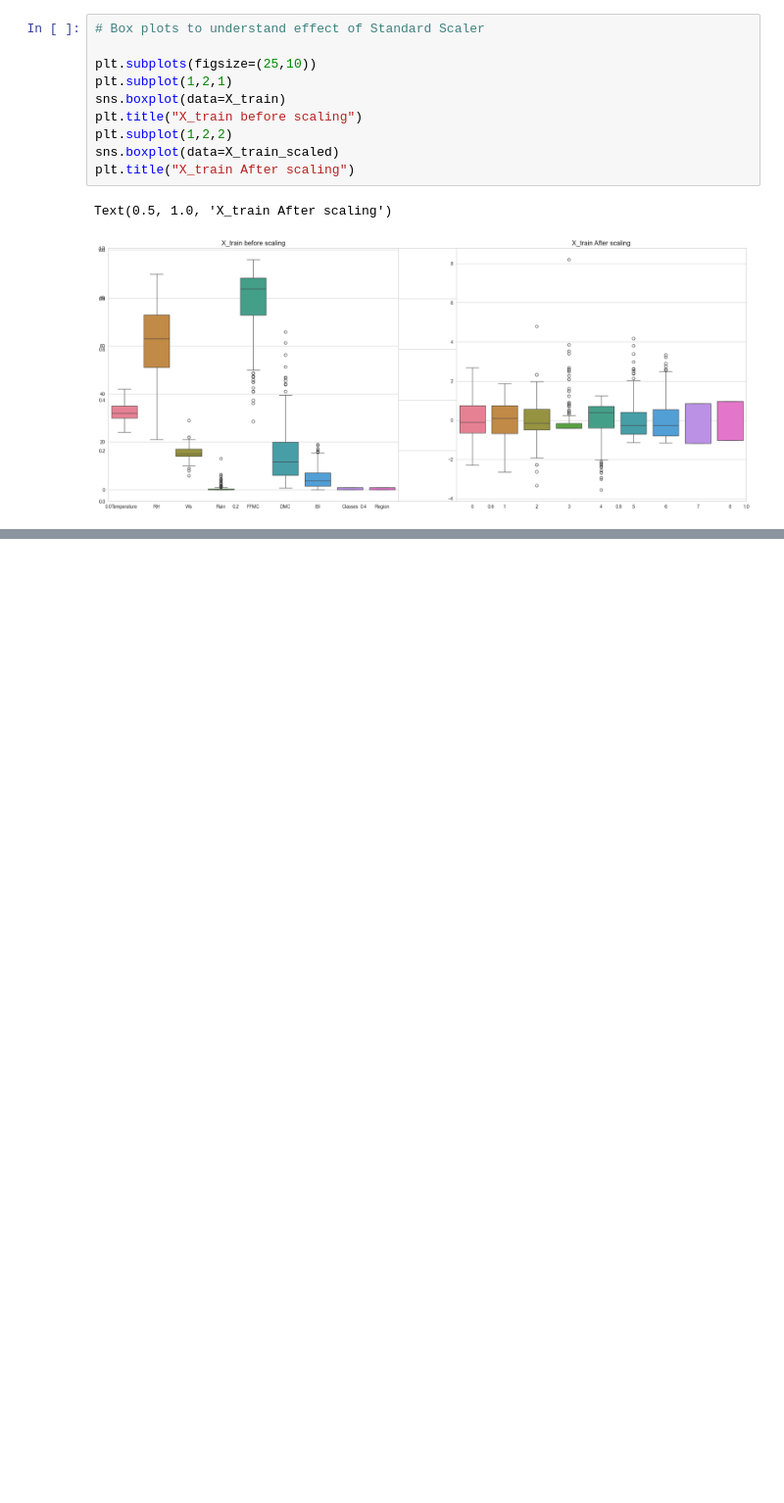
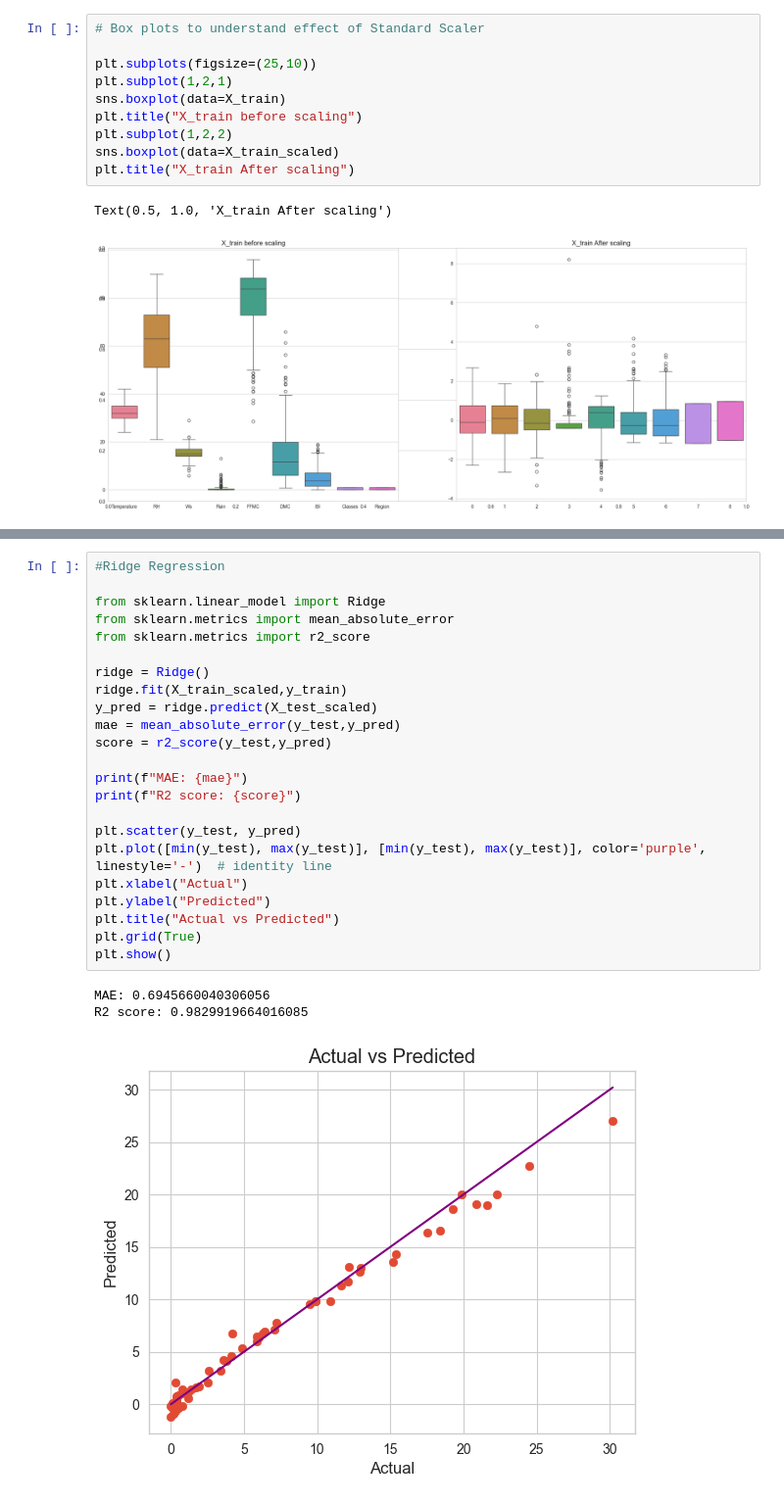
Before and after one commit to ak-pydev/python_practice, a Jupyter notebook: machine-learning/ridgeLasso/ridgeLasso.ipynb, the cells around one changed output, grey strips where cells are left out. Shown: that part at 98% size. Drawn from its saved outputs; the diff is of its cells as text; blank space fills up the shorter version.

```diff
--- a/machine-learning/ridgeLasso/ridgeLasso.ipynb
+++ b/machine-learning/ridgeLasso/ridgeLasso.ipynb
@@ -425,0 +490,27 @@ Text(0.5, 1.0, 'X_train After scaling')
+# %%
+#Ridge Regression
+
+from sklearn.linear_model import Ridge
+from sklearn.metrics import mean_absolute_error
+from sklearn.metrics import r2_score
+
+ridge = Ridge()
+ridge.fit(X_train_scaled,y_train)
+y_pred = ridge.predict(X_test_scaled)
+mae = mean_absolute_error(y_test,y_pred)
+score = r2_score(y_test,y_pred)
+
+print(f"MAE: {mae}")
+print(f"R2 score: {score}")
+
+plt.scatter(y_test, y_pred)
+plt.plot([min(y_test), max(y_test)], [min(y_test), max(y_test)], color='purple', linestyle='-')  # identity line
+plt.xlabel("Actual")
+plt.ylabel("Predicted")
+plt.title("Actual vs Predicted")
+plt.grid(True)
+plt.show()
+# %% [output]
+MAE: 0.6945660040306056
+R2 score: 0.9829919664016085
+[figure, added]
```
Also changed, not shown: parts of 11 cells of this notebook.
